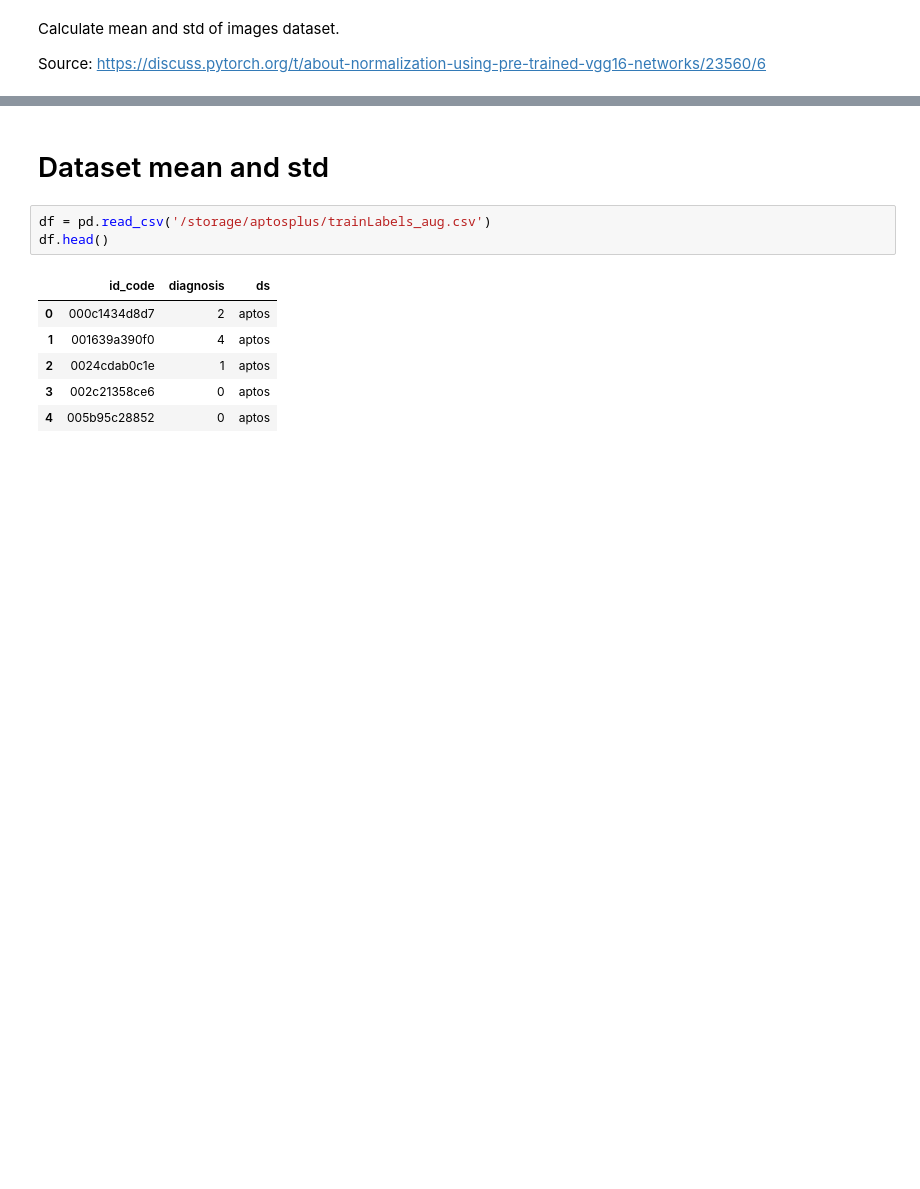
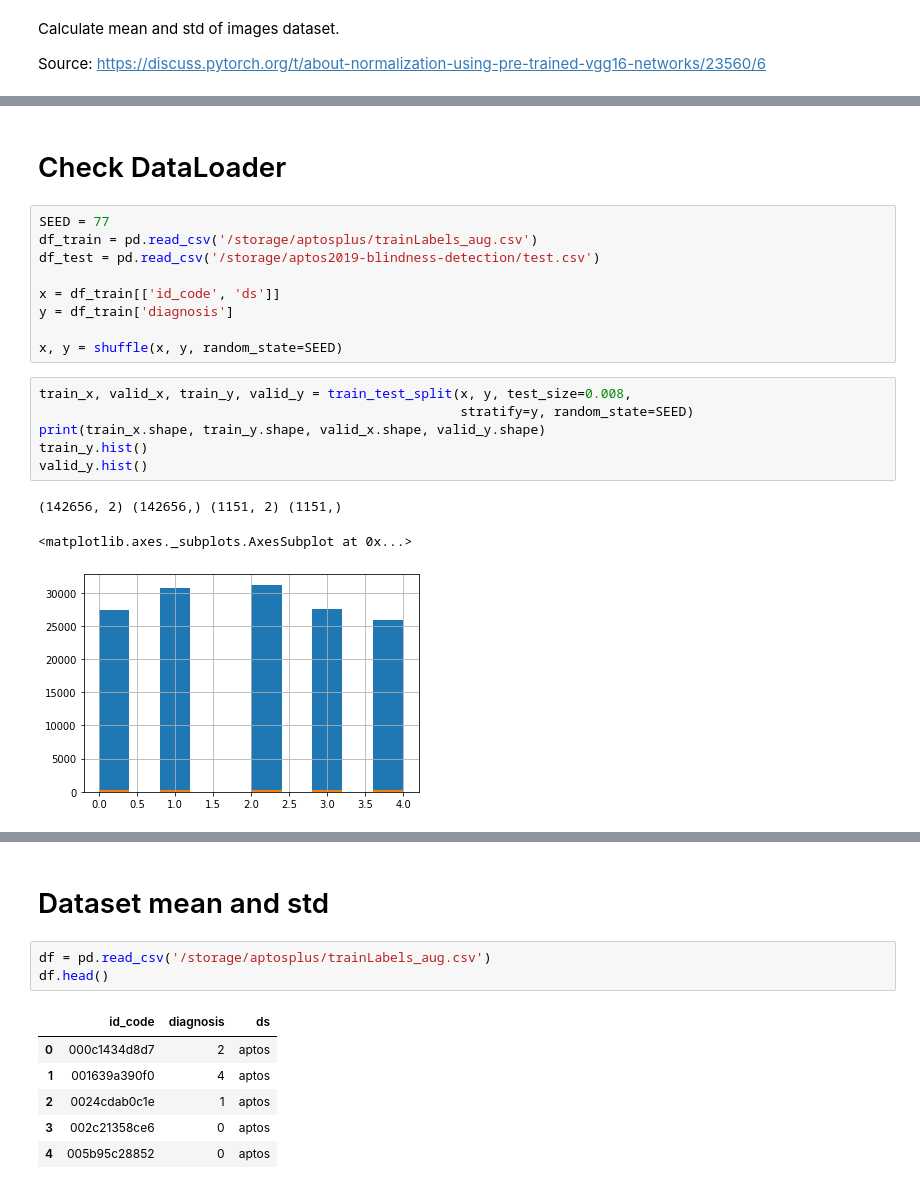
Before and after one commit to MichelML/ml-aptos, a Jupyter notebook: dataset_stats.ipynb, the cells around one changed output, grey strips where cells are left out. Drawn from its saved outputs; the diff is of its cells as text; blank space fills up the shorter version.

```diff
--- a/dataset_stats.ipynb
+++ b/dataset_stats.ipynb
@@ -10,0 +42,21 @@ import matplotlib.pyplot as plt
+# %% [markdown]
+# Check DataLoader
+# %%
+SEED = 77
+df_train = pd.read_csv('/storage/aptosplus/trainLabels_aug.csv')
+df_test = pd.read_csv('/storage/aptos2019-blindness-detection/test.csv')
+
+x = df_train[['id_code', 'ds']]
+y = df_train['diagnosis']
+
+x, y = shuffle(x, y, random_state=SEED)
+# %%
+train_x, valid_x, train_y, valid_y = train_test_split(x, y, test_size=0.008,
+                                                      stratify=y, random_state=SEED)
+print(train_x.shape, train_y.shape, valid_x.shape, valid_y.shape)
+train_y.hist()
+valid_y.hist()
+# %% [output]
+(142656, 2) (142656,) (1151, 2) (1151,)
+<matplotlib.axes._subplots.AxesSubplot at 0x...>
+[figure, added]
```
Also changed, not shown: parts of 9 cells of this notebook, 10 other files.
